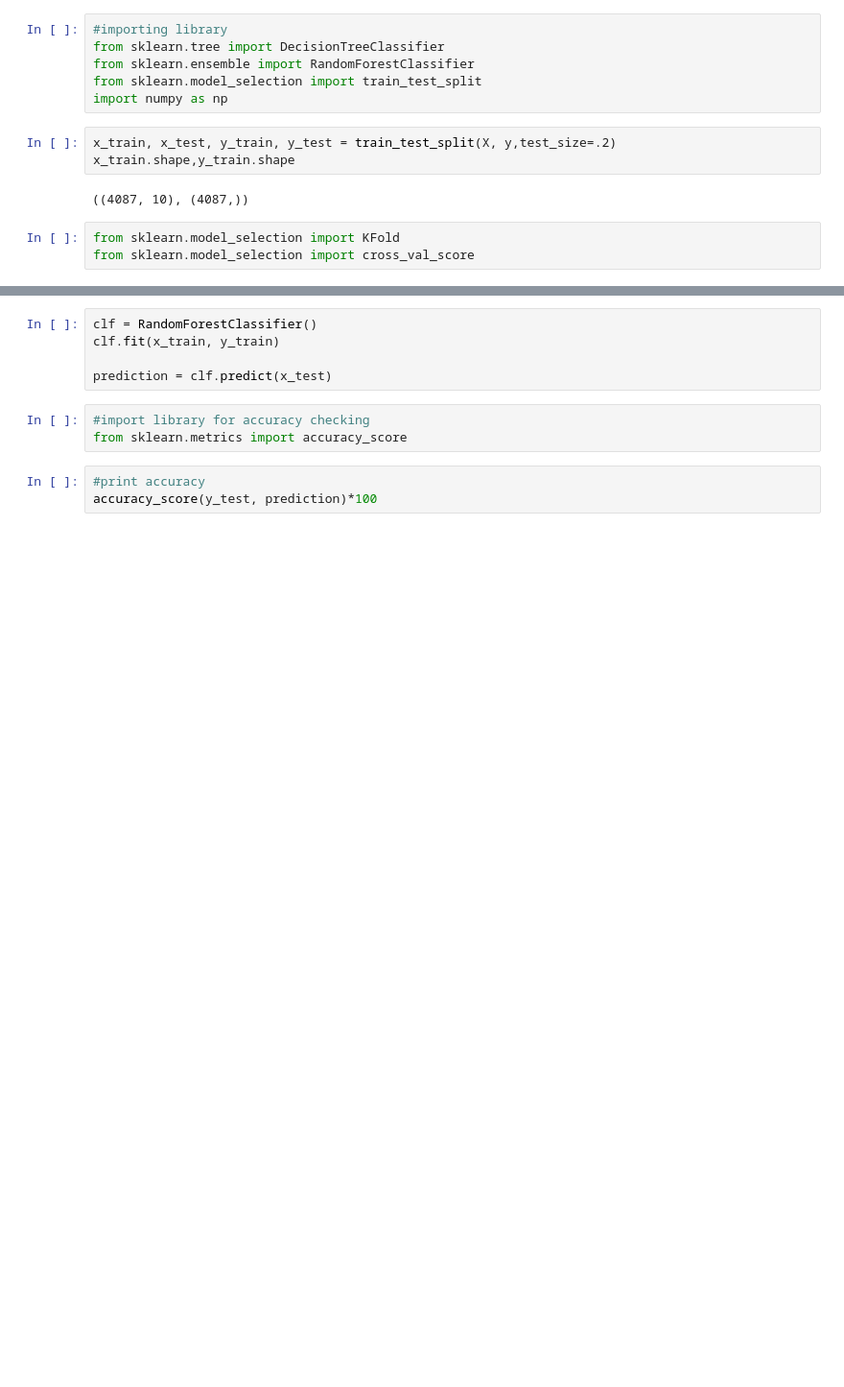
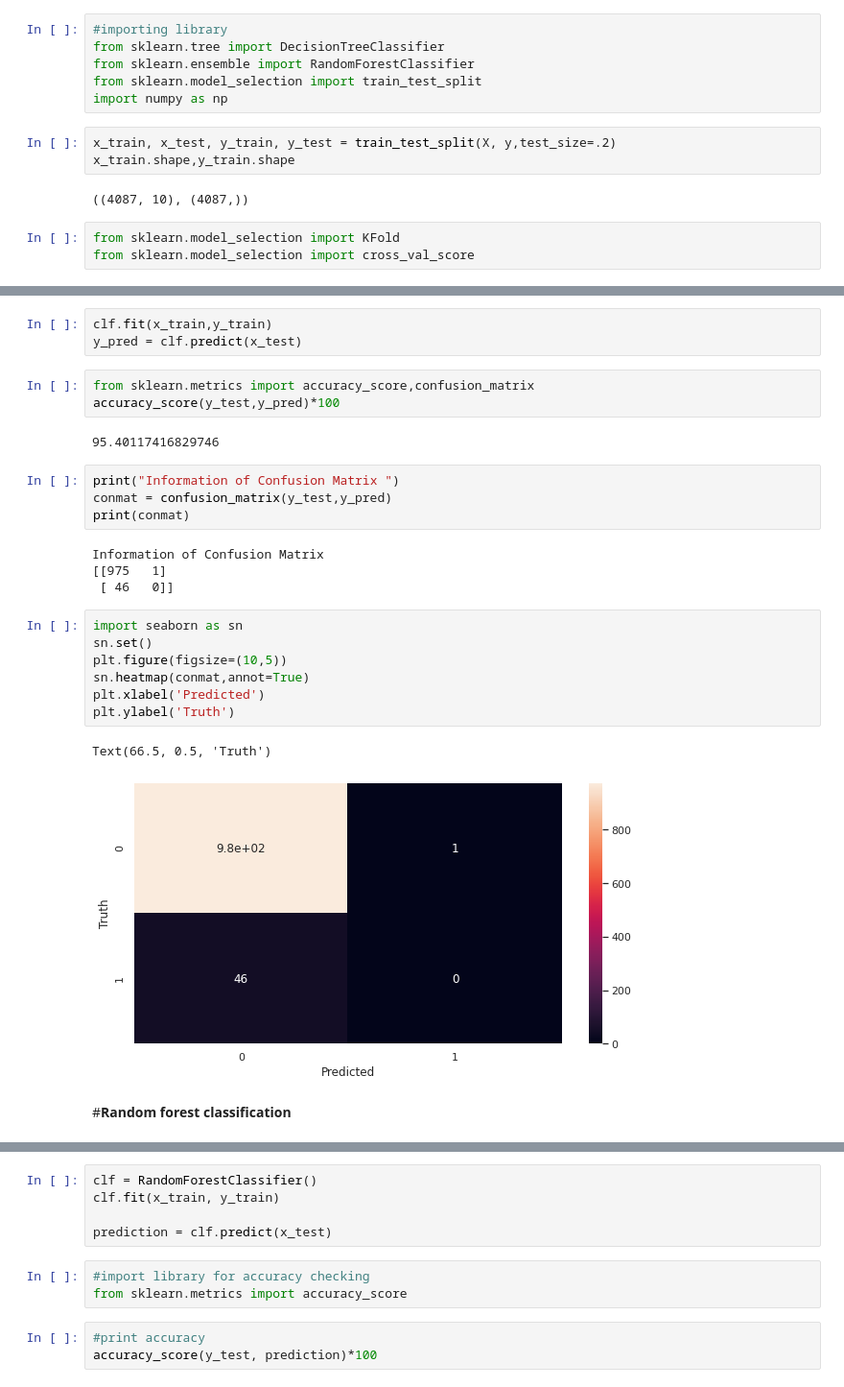
Before and after one commit to Anika1926/stroke-prediction, a Jupyter notebook: stroke_prediction.ipynb, the cells around one changed output, grey strips where cells are left out. Shown at 96% size. Drawn from its saved outputs; the diff is of its cells as text; blank space fills up the shorter version.

```diff
--- a/stroke_prediction.ipynb
+++ b/stroke_prediction.ipynb
@@ -417,3 +383,31 @@ round(np.mean(score)*100, 2)
+# %%
+clf.fit(x_train,y_train)
+y_pred = clf.predict(x_test)
+# %%
+from sklearn.metrics import accuracy_score,confusion_matrix
+accuracy_score(y_test,y_pred)*100
+# %% [output]
+95.40117416829746
+# %%
+print("Information of Confusion Matrix ")
+conmat = confusion_matrix(y_test,y_pred)
+print(conmat)
+# %% [output]
+Information of Confusion Matrix
+[[975   1]
+ [ 46   0]]
+# %%
+import seaborn as sn
+sn.set()
+plt.figure(figsize=(10,5))
+sn.heatmap(conmat,annot=True)
+plt.xlabel('Predicted')
+plt.ylabel('Truth')
+# %% [output]
+Text(66.5, 0.5, 'Truth')
+[figure, added]
+# %% [markdown]
+#**Random forest classification**
 # %%
 clf = RandomForestClassifier()
 score = cross_val_score(clf, X, y, cv=10)
```
Also changed, not shown: parts of 23 cells of this notebook.
